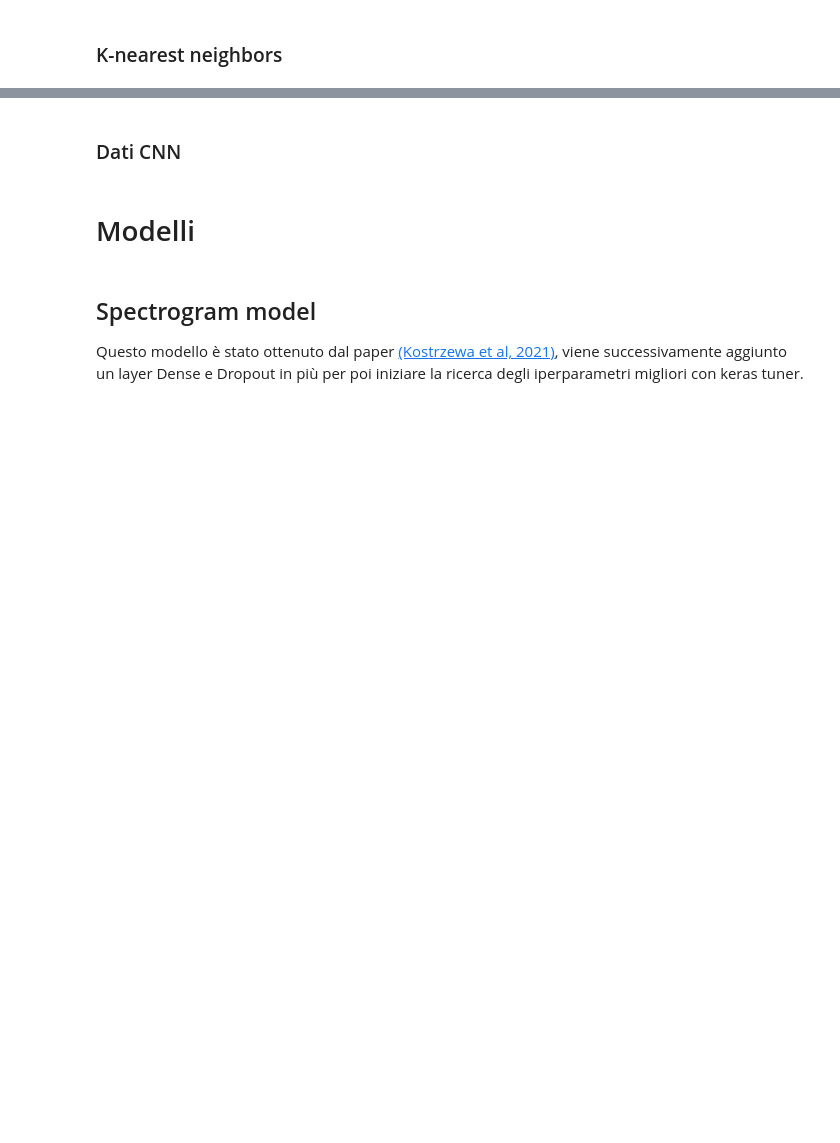
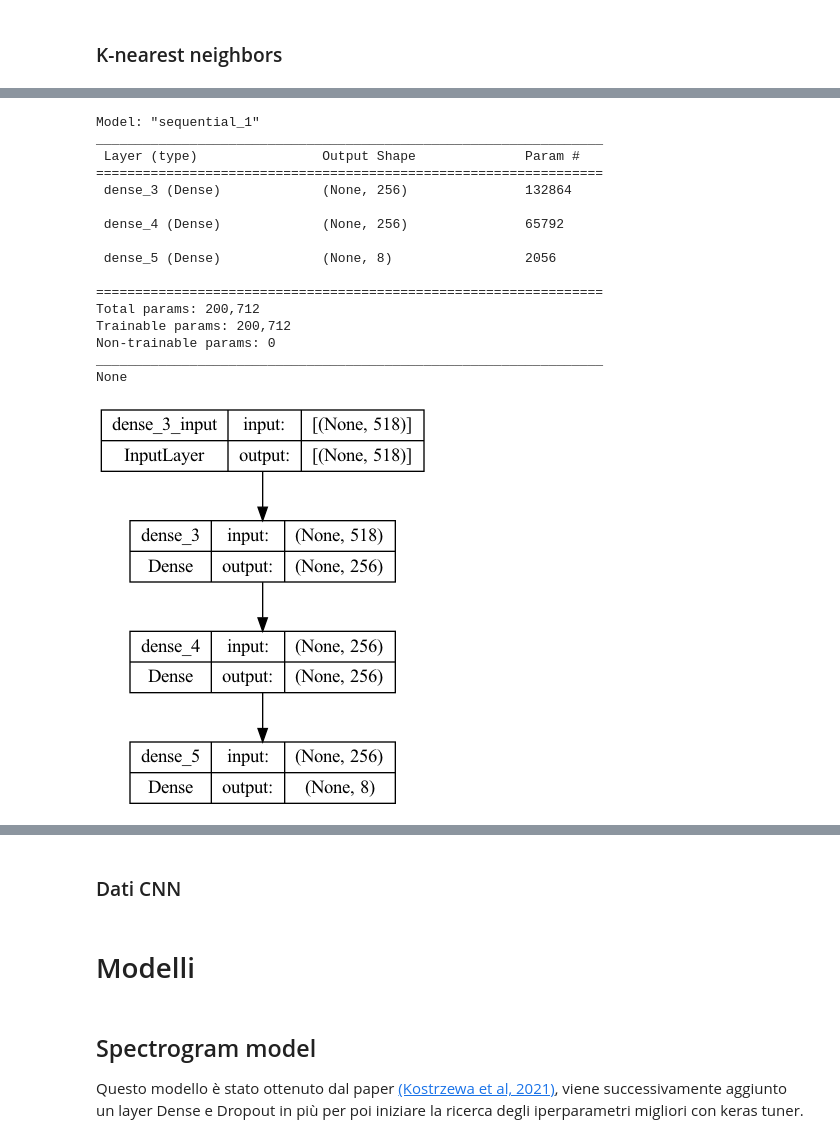
Before and after one commit to ThetaRangers/ML, a Jupyter notebook: mgrr.ipynb, the cells around one changed output, grey strips where cells are left out. Cells and saved outputs as stored; diff of their text form; code cells hidden in the pictures; blank space fills up the shorter version.

Commit message:
Added neural network model

```diff
--- a/mgrr.ipynb
+++ b/mgrr.ipynb
@@ -384,0 +509,4 @@ Precision: 0.5937821524784398, Recall: 0.5961783439490446, F1: 0.594158984029953
+# %%
+y_train_categorical = tf.keras.utils.to_categorical(y_train)
+y_valid_categorical = tf.keras.utils.to_categorical(y_valid)
+y_test_categorical = tf.keras.utils.to_categorical(y_test)
@@ -384,0 +571,23 @@ Precision: 0.5937821524784398, Recall: 0.5961783439490446, F1: 0.594158984029953
+# %%
+neural_model = tuner.hypermodel.build(best_hps)
+
+print(neural_model.summary())
+keras.utils.plot_model(neural_model, show_shapes=True)
+# %% [output]
+Model: "sequential_1"
+_________________________________________________________________
+ Layer (type)                Output Shape              Param #
+=================================================================
+ dense_3 (Dense)             (None, 256)               132864
+
+ dense_4 (Dense)             (None, 256)               65792
+
+ dense_5 (Dense)             (None, 8)                 2056
+
+=================================================================
+Total params: 200,712
+Trainable params: 200,712
+Non-trainable params: 0
+_________________________________________________________________
+None
+[figure, added]
```
Also changed, not shown: parts of 27 cells of this notebook, 6 other files.
